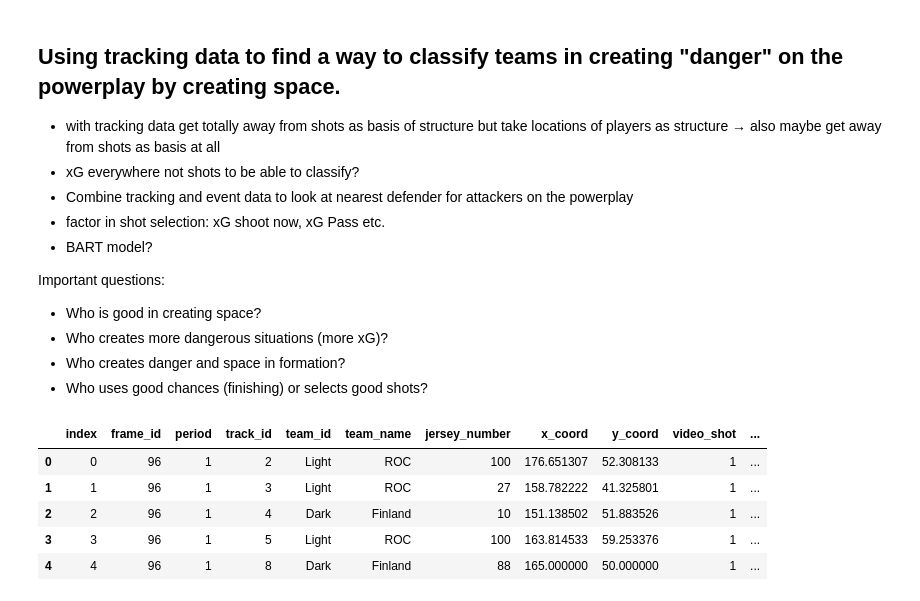
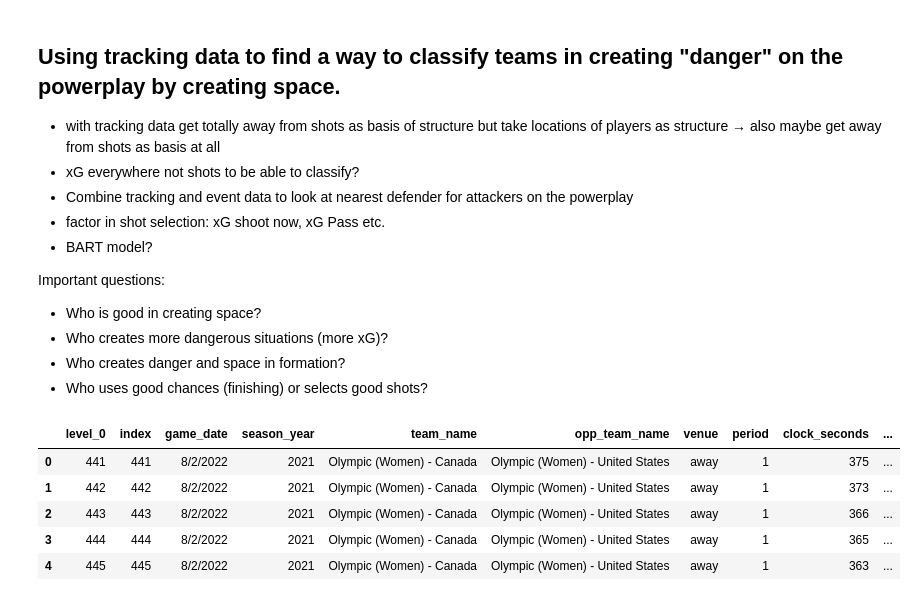
Before and after one commit to TK5-Tim/Big-Data-Cup, a Jupyter notebook: 2022/pp_danger_tracking.ipynb, the cells around one changed output. Cells and saved outputs as stored; diff of their text form; code cells hidden in the pictures.

```diff
--- a/2022/pp_danger_tracking.ipynb
+++ b/2022/pp_danger_tracking.ipynb
@@ -32,6 +32,7 @@ from scikitplot.metrics import plot_calibration_curve
 from scipy.spatial import distance
 
 pd.set_option("display.max_columns", None)
+pd.set_option("display.max_rows", None)
 # %%
 # Data Directory
 data_dir = "../../Data/Big-Data-Cup-2021"
@@ -58,11 +67,15 @@ Important questions:
 - Who uses good chances (finishing) or selects good shots?
 # %%
 # Merging Tracking and Play-by-Play data
-pd.read_sql('SELECT * FROM tracking', conn).head()
+df_tracking = pd.read_sql('SELECT * FROM tracking', conn)
-# %% [output]
-|  | index | frame_id | period | track_id | team_id | team_name | jersey_number | x_coord | y_coord | video_shot | ... |
-| 0 | 0 | 96 | 1 | 2 | Light | ROC | 100 | 176.651307 | 52.308133 | 1 | ... |
-| 1 | 1 | 96 | 1 | 3 | Light | ROC | 27 | 158.782222 | 41.325801 | 1 | ... |
-| 2 | 2 | 96 | 1 | 4 | Dark | Finland | 10 | 151.138502 | 51.883526 | 1 | ... |
-| 3 | 3 | 96 | 1 | 5 | Light | ROC | 100 | 163.814533 | 59.253376 | 1 | ... |
-| 4 | 4 | 96 | 1 | 8 | Dark | Finland | 88 | 165.000000 | 50.000000 | 1 | ... |
+# %%
+df_pbp_pp = pd.read_sql('SELECT * FROM play_by_play WHERE frame_id_1 IS NOT NULL AND strength_state > 0', conn)
+# %%
+df_pbp_pp.head()
+# %% [output]
+|  | level_0 | index | game_date | season_year | team_name | opp_team_name | venue | period | clock_seconds | ... |
+| 0 | 441 | 441 | 8/2/2022 | 2021 | Olympic (Women) - Canada | Olympic (Women) - United States | away | 1 | 375 | ... |
+| 1 | 442 | 442 | 8/2/2022 | 2021 | Olympic (Women) - Canada | Olympic (Women) - United States | away | 1 | 373 | ... |
+| 2 | 443 | 443 | 8/2/2022 | 2021 | Olympic (Women) - Canada | Olympic (Women) - United States | away | 1 | 366 | ... |
+| 3 | 444 | 444 | 8/2/2022 | 2021 | Olympic (Women) - Canada | Olympic (Women) - United States | away | 1 | 365 | ... |
+| 4 | 445 | 445 | 8/2/2022 | 2021 | Olympic (Women) - Canada | Olympic (Women) - United States | away | 1 | 363 | ... |
```
Also changed, not shown: parts of 18 cells of this notebook, 2 other files.
